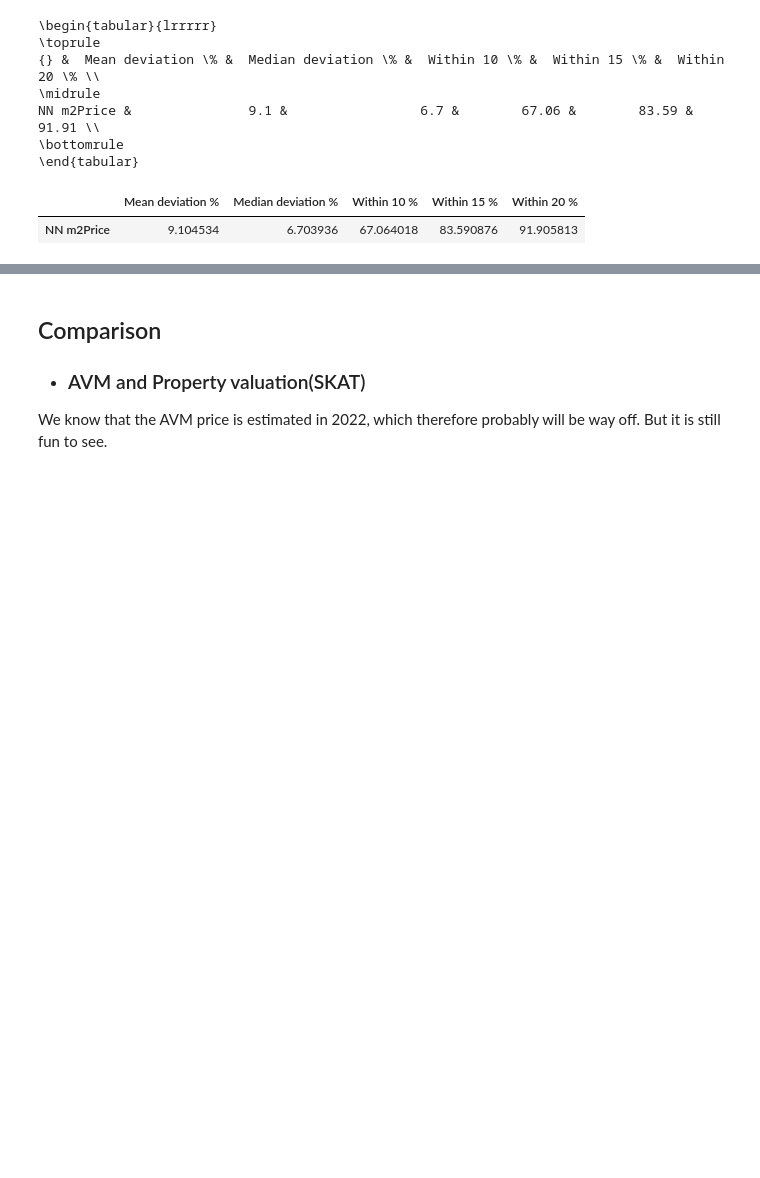
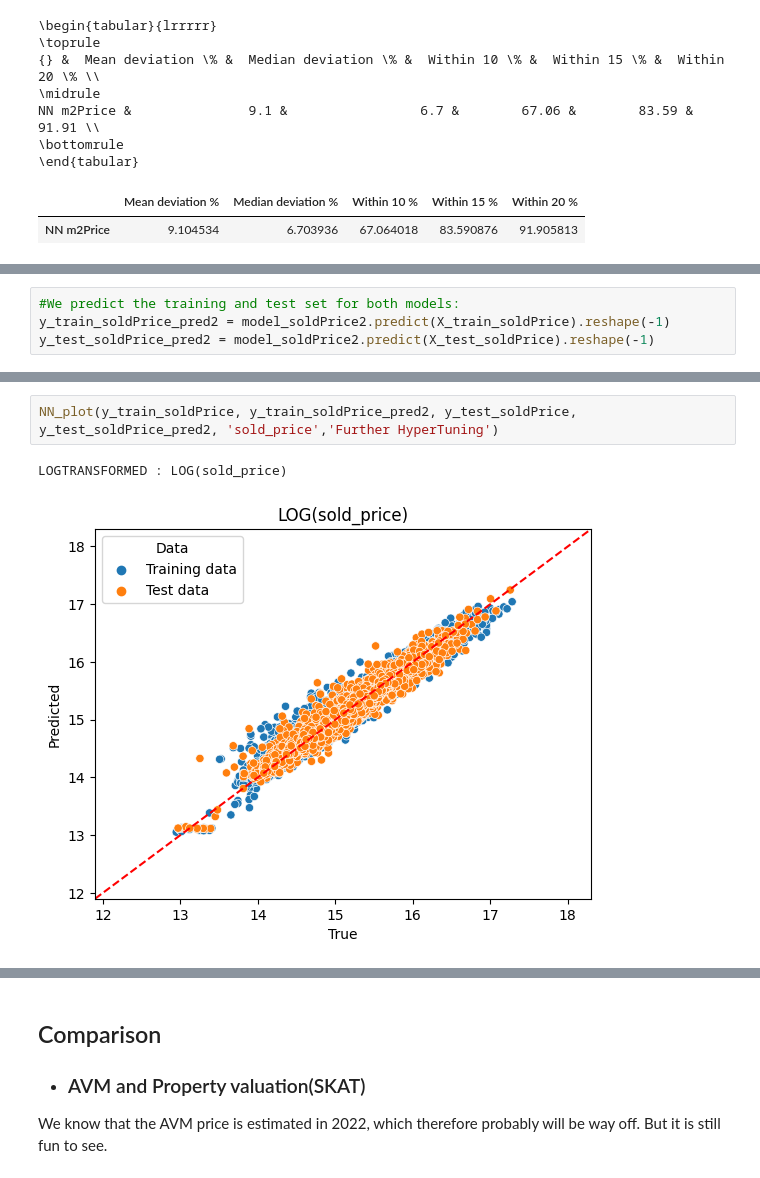
Before and after one commit to Tuborq/Masters-Thesis-House-Pricing-With-Machine-Learning, a Jupyter notebook: 5. Neural Network Model.ipynb, the cells around one changed output, grey strips where cells are left out. Drawn from its saved outputs; the diff is of its cells as text; blank space fills up the shorter version.

```diff
--- a/5. Neural Network Model.ipynb
+++ b/5. Neural Network Model.ipynb
@@ -1300,0 +1466,4 @@ NN m2Price &               9.1 &                 6.7 &        67.06 &        83.
+# %%
+#We predict the training and test set for both models:
+y_train_soldPrice_pred2 = model_soldPrice2.predict(X_train_soldPrice).reshape(-1)
+y_test_soldPrice_pred2 = model_soldPrice2.predict(X_test_soldPrice).reshape(-1)
@@ -1300,0 +1479,5 @@ NN m2Price &               9.1 &                 6.7 &        67.06 &        83.
+# %%
+NN_plot(y_train_soldPrice, y_train_soldPrice_pred2, y_test_soldPrice, y_test_soldPrice_pred2, 'sold_price','Further HyperTuning')
+# %% [output]
+LOGTRANSFORMED : LOG(sold_price)
+[figure, added]
```
Also changed, not shown: parts of 27 cells of this notebook.
